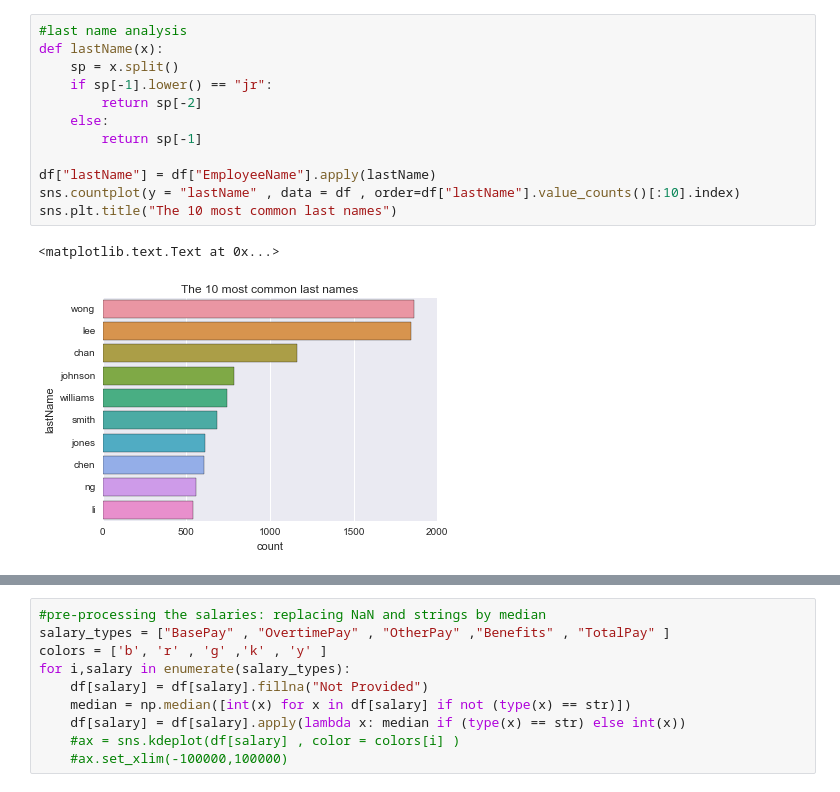
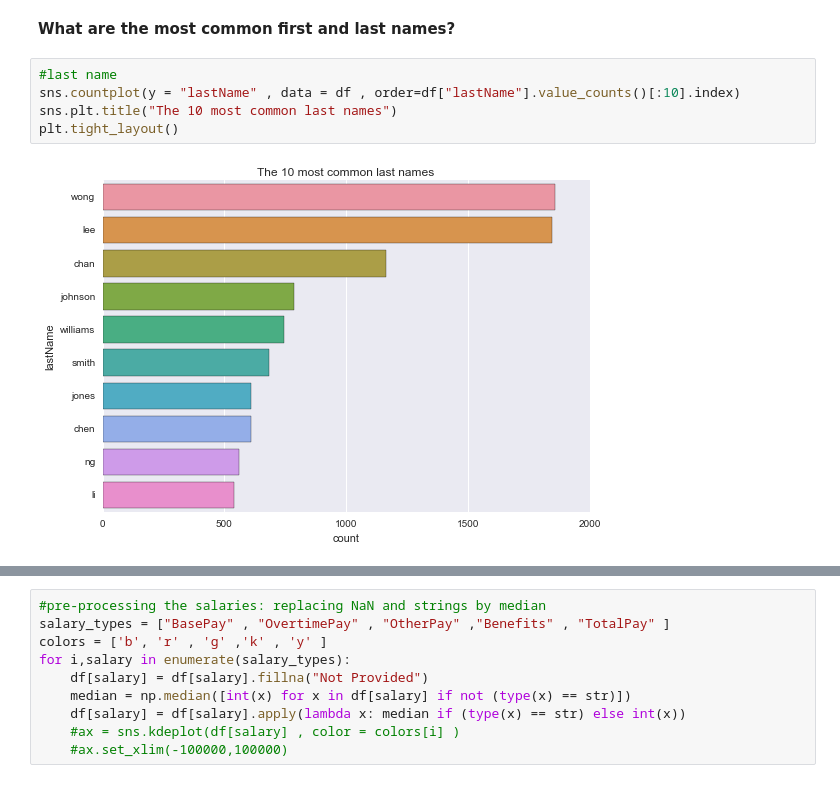
Before and after one commit to NathanBerrebbi5/Kaggle-Scripts, a Jupyter notebook: SF_Salaries/SF.salaries.ipynb, the cells around one changed output, grey strips where cells are left out. Cells and saved outputs as stored; diff of their text form.

```diff
--- a/SF_Salaries/SF.salaries.ipynb
+++ b/SF_Salaries/SF.salaries.ipynb
@@ -34,18 +44,12 @@ df["compoundName"] = df["EmployeeName"].apply(lambda x: 1 if "-" in x else 0 )
+# %% [markdown]
+<b> What are the most common first and last names? </b>
 # %%
-#last name analysis
-def lastName(x):
-    sp = x.split()
-    if sp[-1].lower() == "jr":
-        return sp[-2]
-    else:
-        return sp[-1]
-
-df["lastName"] = df["EmployeeName"].apply(lastName)
+#last name
 sns.countplot(y = "lastName" , data = df , order=df["lastName"].value_counts()[:10].index)
 sns.plt.title("The 10 most common last names")
+plt.tight_layout()
 # %% [output]
-<matplotlib.text.Text at 0x...>
-[figure, old version]
+[figure, new version]
 # %%
 #first name
 df["firstName"] = df["EmployeeName"].apply(lambda x:x.split()[0])
```
Also changed, not shown: parts of 15 cells of this notebook.
